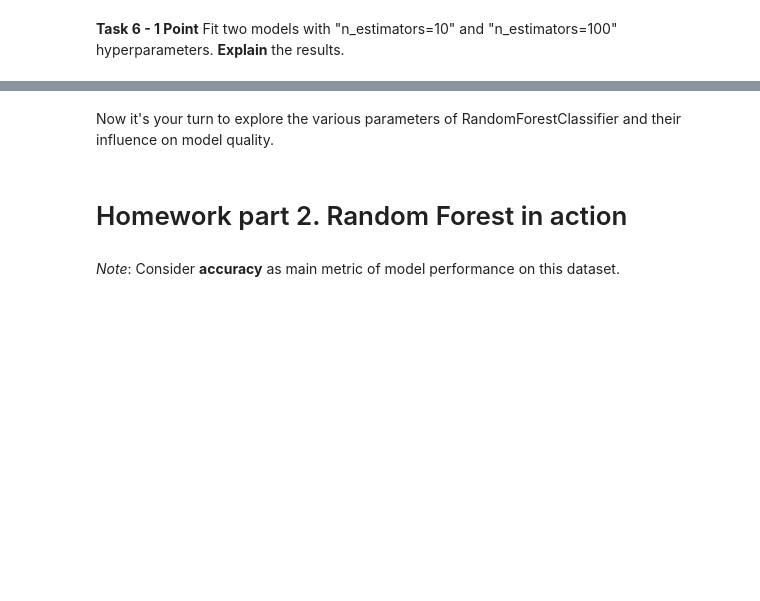
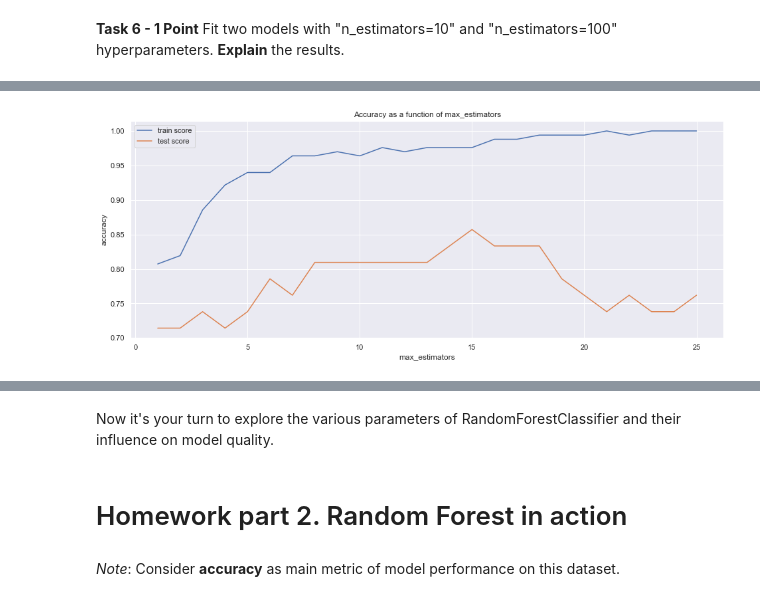
Before and after one commit to DIVIGL1/RSSchool-ML-Open-Course, a Jupyter notebook: 7_trees_and_ensembles/rf_classifier.ipynb, the cells around one changed output, grey strips where cells are left out. Drawn from its saved outputs; the diff is of its cells as text; code cells hidden in the pictures; blank space fills up the shorter version.

```diff
--- a/7_trees_and_ensembles/rf_classifier.ipynb
+++ b/7_trees_and_ensembles/rf_classifier.ipynb
@@ -97,6 +143,7 @@ def entropy(x):
     # the expression p * np.log(p), you can use the "where" argument of the np.log() function.
     # This will leave those elements of the array untouched by the function,
     # thus evaluating x*log(x) as zero, exactly as we want it to be.
-    pass
+    data = np.unique(x, return_counts=True)[1] / len(x)
+    return(sum(-data * np.log(data)))
 # %%
 tests.test_entropy(entropy)
@@ -111,6 +160,9 @@ def information_gain(parent_node, splits):
     Returns:
         float: Information Gain
     """
-    pass
+    gain = entropy(parent_node) - \
+            sum([entropy(child) * len(child) / len(parent_node) for child in splits])
+
+    return(gain)
 # %%
 tests.test_information_gain(information_gain)
@@ -145,10 +199,12 @@ def split_dataset(X, y, column, value):
         Two 2-dimensional numpy-arrays with data and two 1-dimensional numpy-arrays with targets related to splits
         left_X, right_X, left_y, right_y
     """
-    left_mask = None
-    right_mask = None
-    left_y, right_y = None, None
-    left_X, right_X = None, None
+    X_column = X[:, column].copy()
+    left_mask = X_column < value
+    right_mask = X_column >= value
+    left_y, right_y = y[left_mask], y[right_mask]
+    left_X, right_X = X[left_mask], X[right_mask]
+
     return left_X, right_X, left_y, right_y
 # %%
 tests.test_split_dataset(split_dataset)
@@ -476,0 +673,28 @@ tests.test_random_forest(RandomForestClassifier)
+# %%
+def plot_metrics_on_estimators(criterion='gini'):
+    max_estimators, train_scores, test_scores = [], [], []
+    for n_estimators in range(1, 26):
+        max_estimators.append(n_estimators)
+        model = RandomForestClassifier(n_estimators=n_estimators,
+                                       max_depth=5,
+                                       criterion=criterion,
+                                       random_gen=np.random.default_rng(RANDOM_STATE)
+                                      )
+        model.fit(X_train.values, y_train.values)
+        train_scores.append(accuracy_score(y_train, model.predict(X_train.values)))
+        y_pred = model.predict(X_test.values)
+        test_scores.append(accuracy_score(y_test, y_pred))
+    res_metrics = pd.DataFrame(data={'train': train_scores, 'test': test_scores}, index=max_estimators)
+    sns.set(rc={'figure.figsize':(16, 6)})
+    plt.plot(res_metrics['train'], label='train score')
+    plt.plot(res_metrics['test'], label='test score')
+    plt.title("Accuracy as a function of max_estimators")
+    plt.xlabel('max_estimators')
+    plt.ylabel('accuracy')
+    plt.legend()
+    plt.show();
+# %%
+%%time
+plot_metrics_on_estimators('gini')
+# %% [output]
+[figure, added]
```
Also changed, not shown: parts of 49 cells of this notebook.
